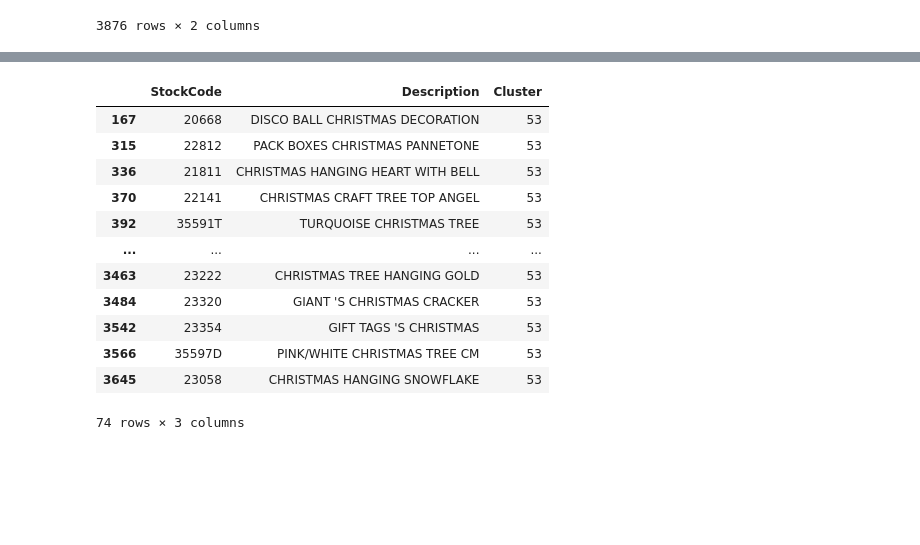
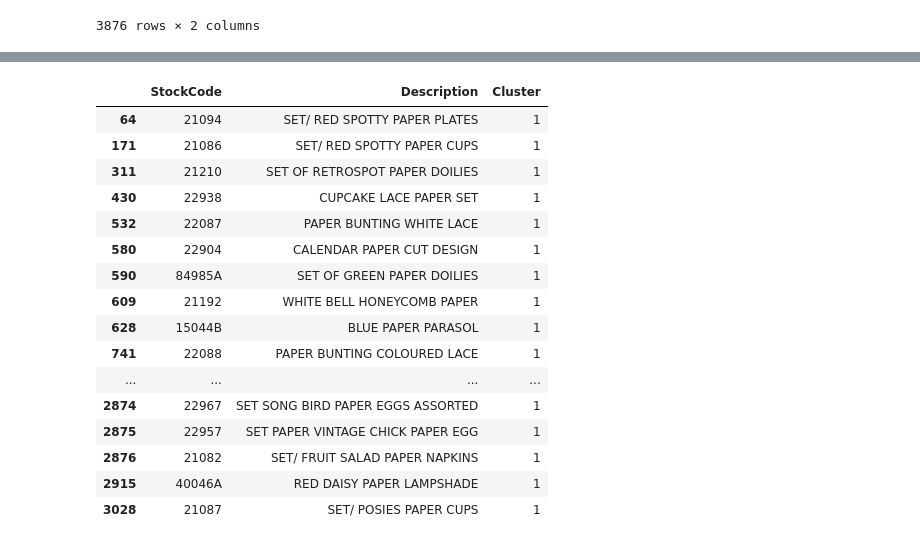
Before and after one commit to alderaemanuele/Business-Cases, a Jupyter notebook: BC3/BC3.ipynb, the cells around one changed output, grey strips where cells are left out. Cells and saved outputs as stored; diff of their text form; code cells hidden in the pictures; blank space fills up the shorter version.

```diff
--- a/BC3/BC3.ipynb
+++ b/BC3/BC3.ipynb
@@ -1132,18 +1110,22 @@ Cluster
 95      4
 Length: 100, dtype: int64
 # %%
-df_unique[df_unique["Cluster"]==53]
+df_unique[df_unique["Cluster"]==1]
 # %% [output]
 |  | StockCode | Description | Cluster |
-| 167 | 20668 | DISCO BALL CHRISTMAS DECORATION | 53 |
-| 315 | 22812 | PACK BOXES CHRISTMAS PANNETONE | 53 |
-| 336 | 21811 | CHRISTMAS HANGING HEART WITH BELL | 53 |
-| 370 | 22141 | CHRISTMAS CRAFT TREE TOP ANGEL | 53 |
-| 392 | 35591T | TURQUOISE CHRISTMAS TREE | 53 |
+| 64 | 21094 | SET/ RED SPOTTY PAPER PLATES | 1 |
+| 171 | 21086 | SET/ RED SPOTTY PAPER CUPS | 1 |
+| 311 | 21210 | SET OF RETROSPOT PAPER DOILIES | 1 |
+| 430 | 22938 | CUPCAKE LACE PAPER SET | 1 |
+| 532 | 22087 | PAPER BUNTING WHITE LACE | 1 |
+| 580 | 22904 | CALENDAR PAPER CUT DESIGN | 1 |
+| 590 | 84985A | SET OF GREEN PAPER DOILIES | 1 |
+| 609 | 21192 | WHITE BELL HONEYCOMB PAPER | 1 |
+| 628 | 15044B | BLUE PAPER PARASOL | 1 |
+| 741 | 22088 | PAPER BUNTING COLOURED LACE | 1 |
 | ... | ... | ... | ... |
-| 3463 | 23222 | CHRISTMAS TREE HANGING GOLD | 53 |
-| 3484 | 23320 | GIANT 'S CHRISTMAS CRACKER | 53 |
-| 3542 | 23354 | GIFT TAGS 'S CHRISTMAS | 53 |
-| 3566 | 35597D | PINK/WHITE CHRISTMAS TREE CM | 53 |
-| 3645 | 23058 | CHRISTMAS HANGING SNOWFLAKE | 53 |
+| 2874 | 22967 | SET SONG BIRD PAPER EGGS ASSORTED | 1 |
+| 2875 | 22957 | SET PAPER VINTAGE CHICK PAPER EGG | 1 |
+| 2876 | 21082 | SET/ FRUIT SALAD PAPER NAPKINS | 1 |
+| 2915 | 40046A | RED DAISY PAPER LAMPSHADE | 1 |
+| 3028 | 21087 | SET/ POSIES PAPER CUPS | 1 |
-74 rows × 3 columns
```
Also changed, not shown: parts of 95 cells of this notebook.
